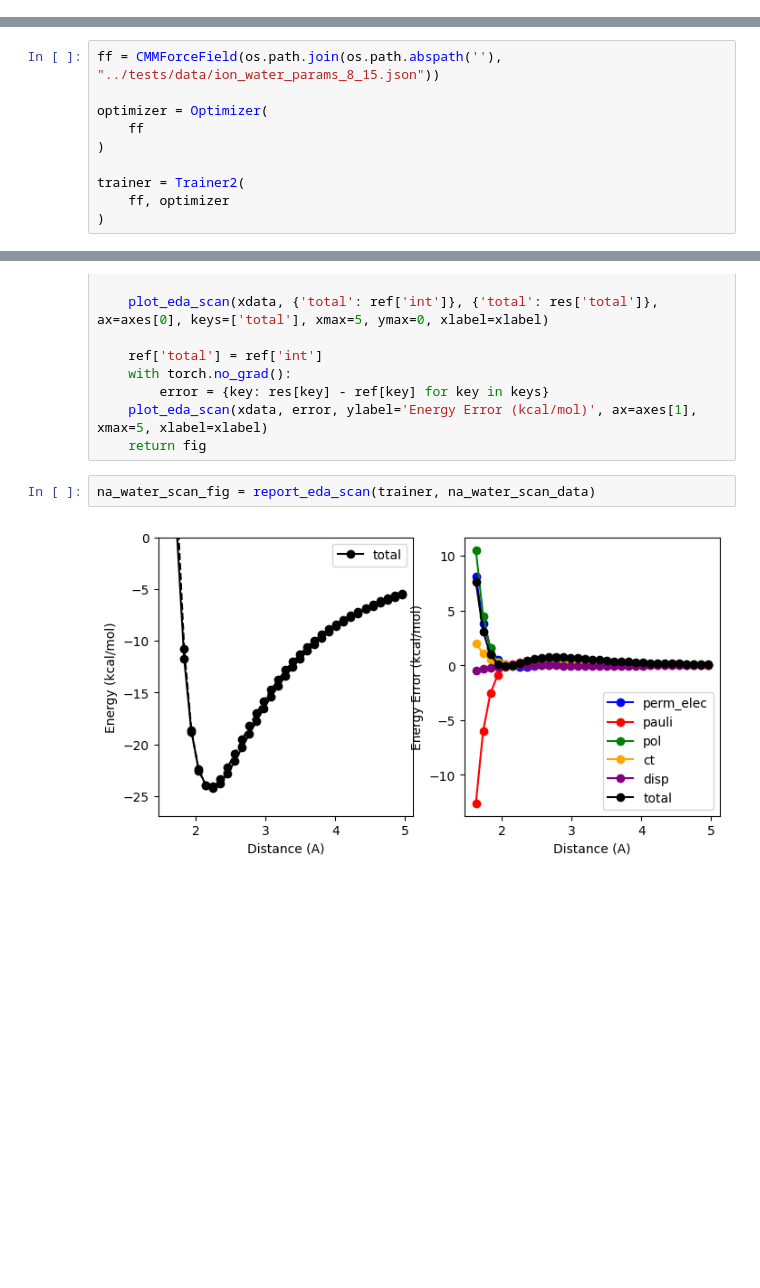
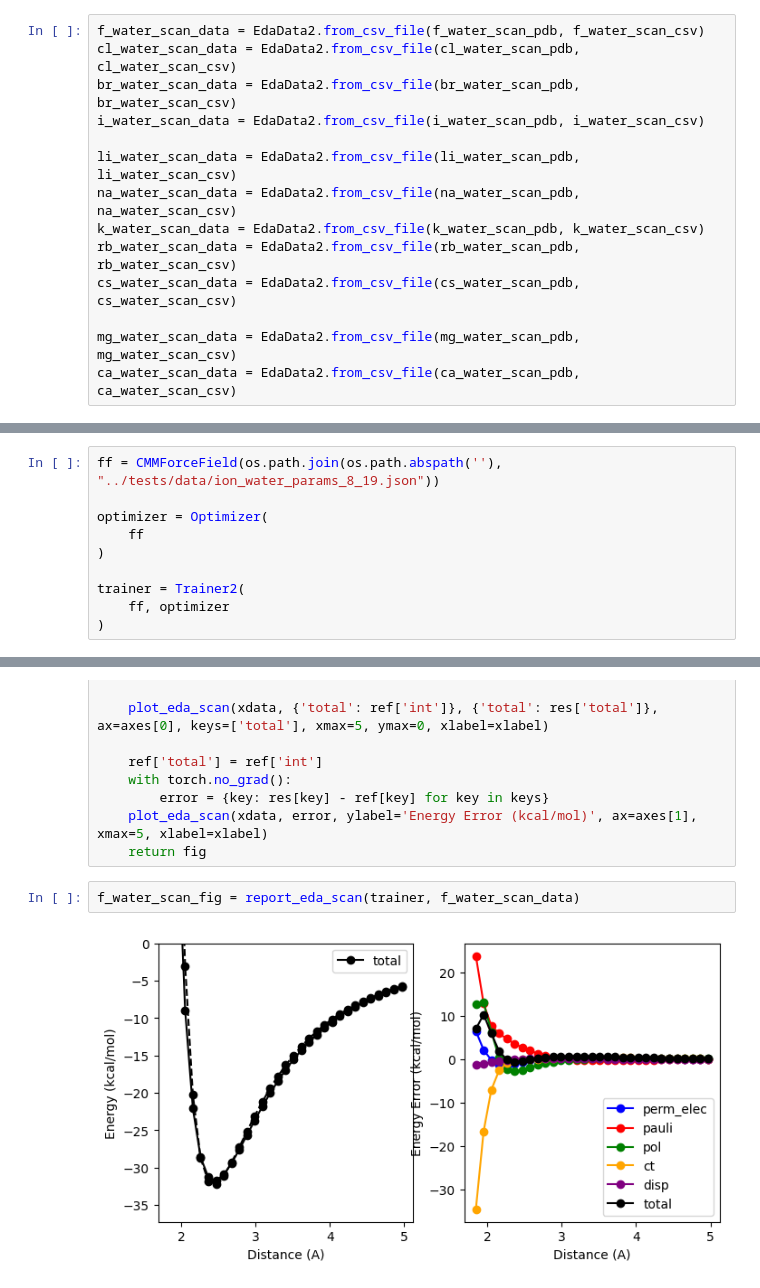
Before and after one commit to Ericwang6/pyCMM, a Jupyter notebook: notebooks/ion_water_analysis.ipynb, the cells around one changed output, grey strips where cells are left out. Drawn from its saved outputs; the diff is of its cells as text; blank space fills up the shorter version.

```diff
--- a/notebooks/ion_water_analysis.ipynb
+++ b/notebooks/ion_water_analysis.ipynb
@@ -73,9 +113,23 @@ na_water_scan_data = EdaData2.from_csv_file(na_water_scan_pdb, na_water_scan_csv
+# %%
+f_water_scan_data = EdaData2.from_csv_file(f_water_scan_pdb, f_water_scan_csv)
+cl_water_scan_data = EdaData2.from_csv_file(cl_water_scan_pdb, cl_water_scan_csv)
+br_water_scan_data = EdaData2.from_csv_file(br_water_scan_pdb, br_water_scan_csv)
+i_water_scan_data = EdaData2.from_csv_file(i_water_scan_pdb, i_water_scan_csv)
+
+li_water_scan_data = EdaData2.from_csv_file(li_water_scan_pdb, li_water_scan_csv)
+na_water_scan_data = EdaData2.from_csv_file(na_water_scan_pdb, na_water_scan_csv)
+k_water_scan_data = EdaData2.from_csv_file(k_water_scan_pdb, k_water_scan_csv)
+rb_water_scan_data = EdaData2.from_csv_file(rb_water_scan_pdb, rb_water_scan_csv)
+cs_water_scan_data = EdaData2.from_csv_file(cs_water_scan_pdb, cs_water_scan_csv)
+
+mg_water_scan_data = EdaData2.from_csv_file(mg_water_scan_pdb, mg_water_scan_csv)
+ca_water_scan_data = EdaData2.from_csv_file(ca_water_scan_pdb, ca_water_scan_csv)
 # %%
 na_cl_scan_data = EdaData2.from_csv_file(na_cl_scan_pdb, na_cl_scan_csv)
 # %% [markdown]
 ### Create Force Field
 # %%
-ff = CMMForceField(os.path.join(os.path.abspath(''), "../tests/data/ion_water_params_8_15.json"))
+ff = CMMForceField(os.path.join(os.path.abspath(''), "../tests/data/ion_water_params_8_19.json"))
 
 optimizer = Optimizer(
     ff
@@ -126,6 +180,6 @@ def report_eda_scan(trainer, data, **kwargs):
     plot_eda_scan(xdata, error, ylabel='Energy Error (kcal/mol)', ax=axes[1], xmax=5, xlabel=xlabel)
     return fig
 # %%
-na_water_scan_fig = report_eda_scan(trainer, na_water_scan_data)
+f_water_scan_fig = report_eda_scan(trainer, f_water_scan_data)
 # %% [output]
-[figure, old version]
+[figure, new version]
```
Also changed, not shown: parts of 8 cells of this notebook, 1 other file.
